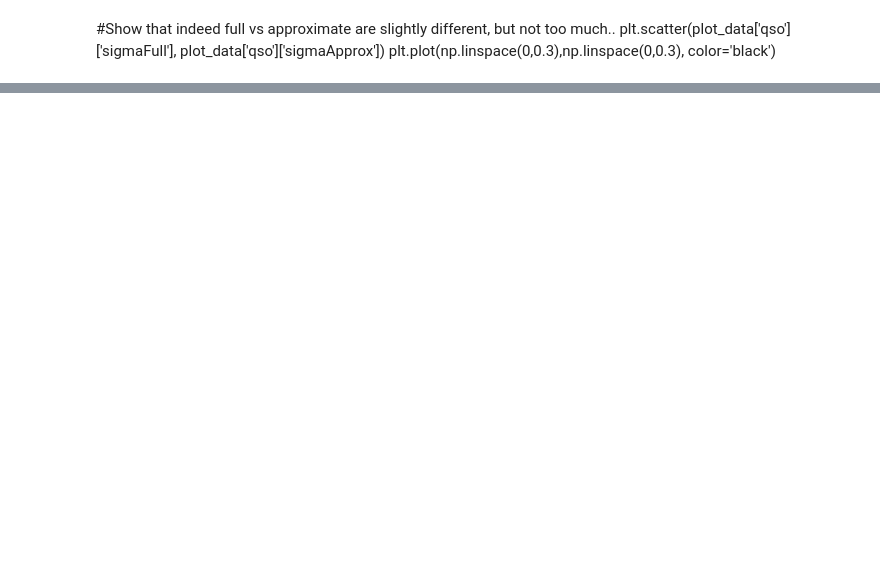
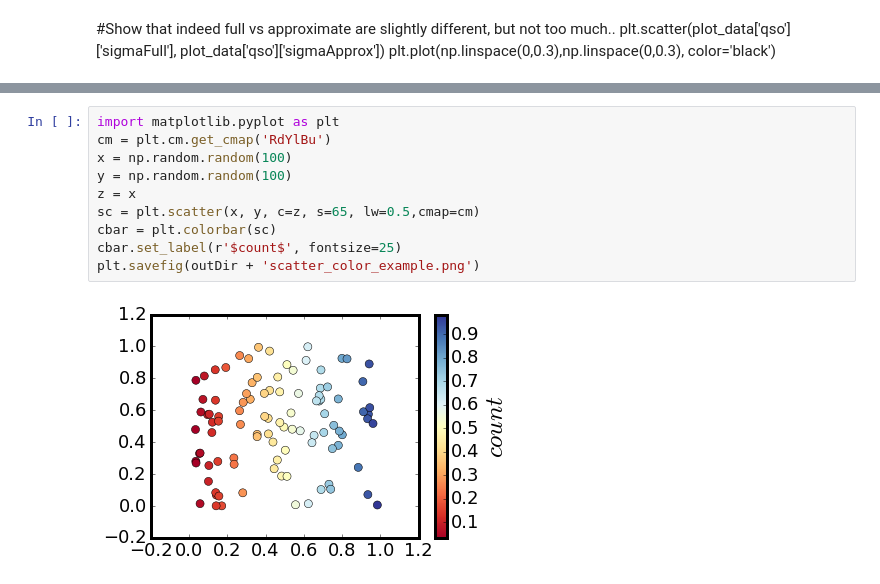
Before and after one commit to suberlak/CRTS_PROJECT, a Jupyter notebook: D_Fig_2_CRTS_sel_r_cut.ipynb, the cells around one changed output, grey strips where cells are left out. Drawn from its saved outputs; the diff is of its cells as text; blank space fills up the shorter version.

```diff
--- a/D_Fig_2_CRTS_sel_r_cut.ipynb
+++ b/D_Fig_2_CRTS_sel_r_cut.ipynb
@@ -527 +954,13 @@ plt.plot(np.linspace(0,0.3),np.linspace(0,0.3), color='black')
+# %%
+import matplotlib.pyplot as plt
+cm = plt.cm.get_cmap('RdYlBu')
+x = np.random.random(100)
+y = np.random.random(100)
+z = x
+sc = plt.scatter(x, y, c=z, s=65, lw=0.5,cmap=cm)
+cbar = plt.colorbar(sc)
+cbar.set_label(r'$count$', fontsize=25)
+plt.savefig(outDir + 'scatter_color_example.png')
+# %% [output]
+[figure, added]
 # %%
```
Also changed, not shown: parts of 37 cells of this notebook.
